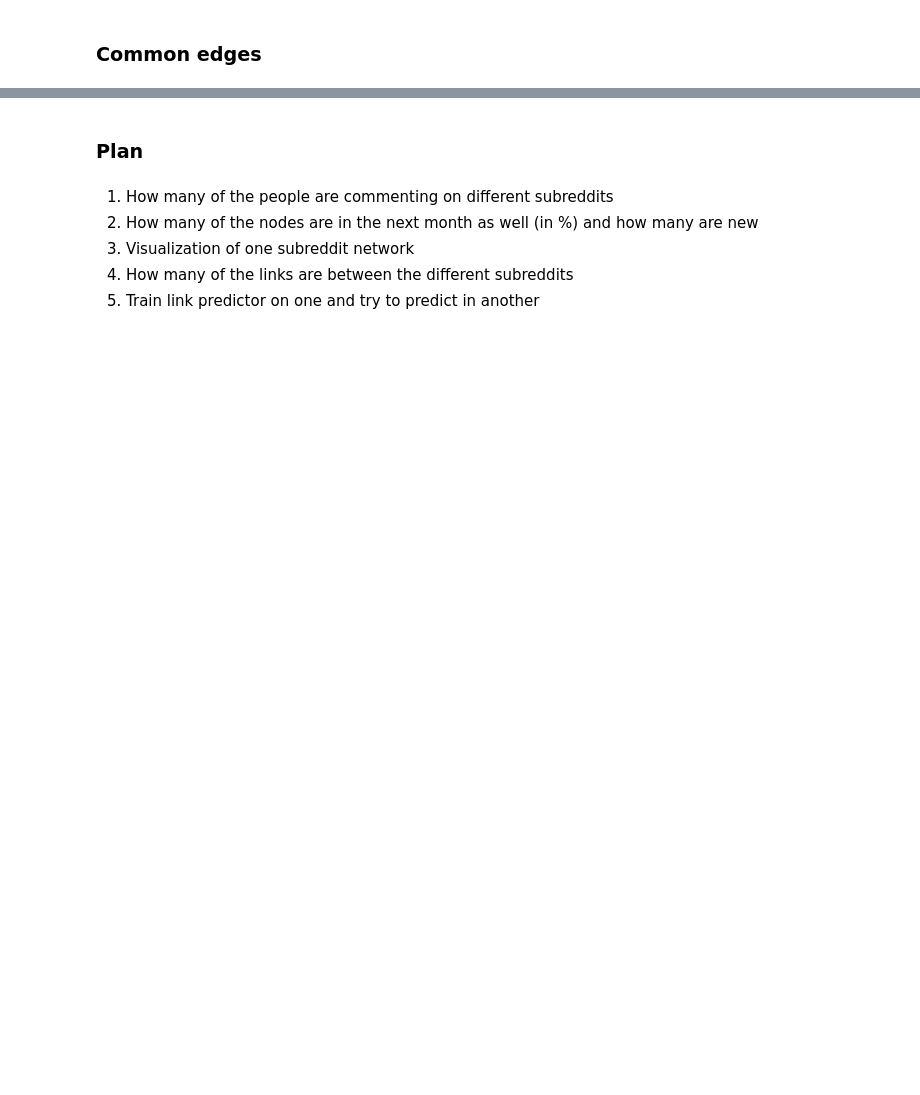
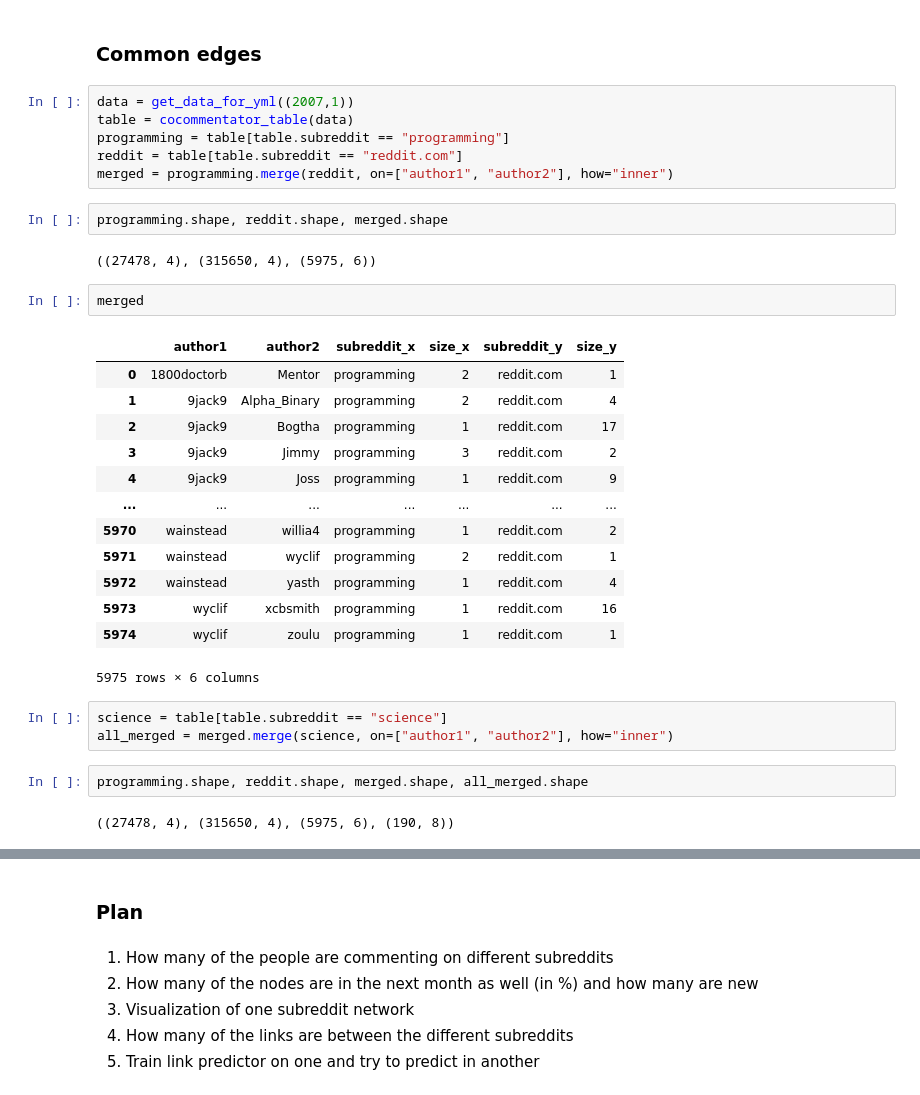
Before and after one commit to CarelKuusk/reddit_comments, a Jupyter notebook: initial_analysis.ipynb, the cells around one changed output, grey strips where cells are left out. Cells and saved outputs as stored; diff of their text form; blank space fills up the shorter version.

```diff
--- a/initial_analysis.ipynb
+++ b/initial_analysis.ipynb
@@ -666,2 +672,35 @@ nx.draw_networkx_edges(G, pos)
 # %% [markdown]
 ### Common edges
+# %%
+data = get_data_for_yml((2007,1))
+table = cocommentator_table(data)
+programming = table[table.subreddit == "programming"]
+reddit = table[table.subreddit == "reddit.com"]
+merged = programming.merge(reddit, on=["author1", "author2"], how="inner")
+# %%
+programming.shape, reddit.shape, merged.shape
+# %% [output]
+((27478, 4), (315650, 4), (5975, 6))
+# %%
+merged
+# %% [output]
+|  | author1 | author2 | subreddit_x | size_x | subreddit_y | size_y |
+| 0 | 1800doctorb | Mentor | programming | 2 | reddit.com | 1 |
+| 1 | 9jack9 | Alpha_Binary | programming | 2 | reddit.com | 4 |
+| 2 | 9jack9 | Bogtha | programming | 1 | reddit.com | 17 |
+| 3 | 9jack9 | Jimmy | programming | 3 | reddit.com | 2 |
+| 4 | 9jack9 | Joss | programming | 1 | reddit.com | 9 |
+| ... | ... | ... | ... | ... | ... | ... |
+| 5970 | wainstead | willia4 | programming | 1 | reddit.com | 2 |
+| 5971 | wainstead | wyclif | programming | 2 | reddit.com | 1 |
+| 5972 | wainstead | yasth | programming | 1 | reddit.com | 4 |
+| 5973 | wyclif | xcbsmith | programming | 1 | reddit.com | 16 |
+| 5974 | wyclif | zoulu | programming | 1 | reddit.com | 1 |
+5975 rows × 6 columns
+# %%
+science = table[table.subreddit == "science"]
+all_merged = merged.merge(science, on=["author1", "author2"], how="inner")
+# %%
+programming.shape, reddit.shape, merged.shape, all_merged.shape
+# %% [output]
+((27478, 4), (315650, 4), (5975, 6), (190, 8))
```
Also changed, not shown: parts of 16 cells of this notebook, 25 other files.
